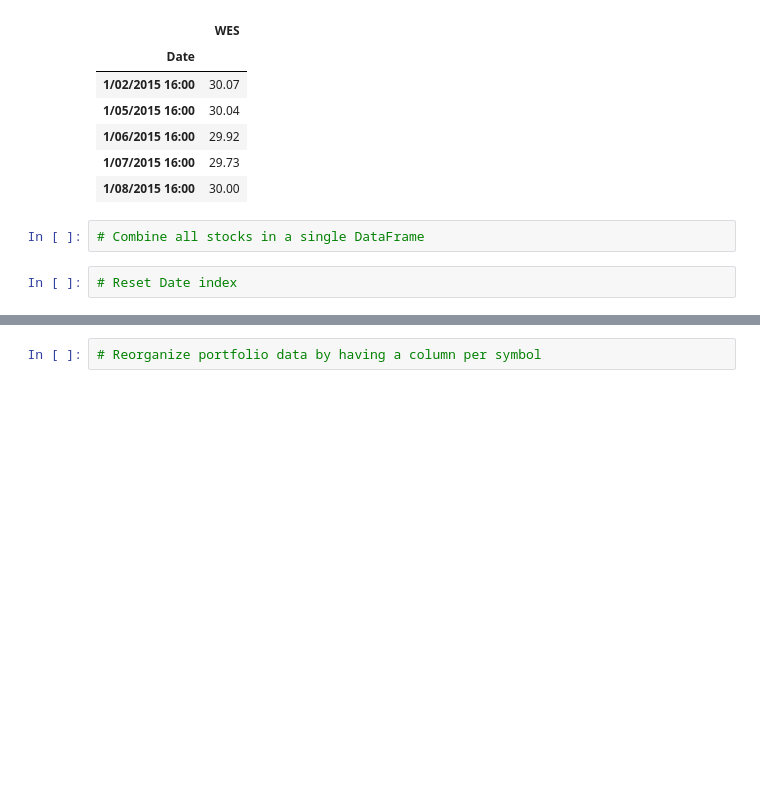
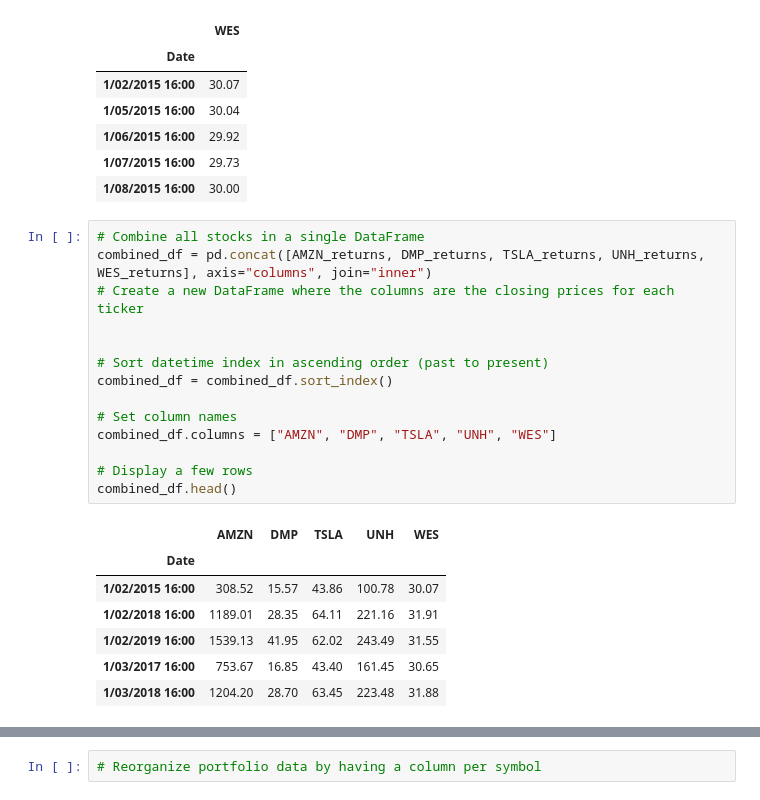
Before and after one commit to JimP315/Panthas, a Jupyter notebook: Starter_Code/whale_analysis.ipynb, the cells around one changed output, grey strips where cells are left out. Saved outputs shown, nothing was run; the diff lists cells and outputs as text; blank space fills up the shorter version.

```diff
--- a/Starter_Code/whale_analysis.ipynb
+++ b/Starter_Code/whale_analysis.ipynb
@@ -437,7 +455,25 @@ WES_returns.head()
 | 1/06/2015 16:00 | 29.92 |
 | 1/07/2015 16:00 | 29.73 |
 | 1/08/2015 16:00 | 30.00 |
-# %%
-# Combine all stocks in a single DataFrame
-# %%
-# Reset Date index
+# %%
+# Combine all stocks in a single DataFrame
+combined_df = pd.concat([AMZN_returns, DMP_returns, TSLA_returns, UNH_returns, WES_returns], axis="columns", join="inner")
+# Create a new DataFrame where the columns are the closing prices for each ticker
+
+
+# Sort datetime index in ascending order (past to present)
+combined_df = combined_df.sort_index()
+
+# Set column names
+combined_df.columns = ["AMZN", "DMP", "TSLA", "UNH", "WES"]
+
+# Display a few rows
+combined_df.head()
+# %% [output]
+|  | AMZN | DMP | TSLA | UNH | WES |
+| Date |  |  |  |  |  |
+| 1/02/2015 16:00 | 308.52 | 15.57 | 43.86 | 100.78 | 30.07 |
+| 1/02/2018 16:00 | 1189.01 | 28.35 | 64.11 | 221.16 | 31.91 |
+| 1/02/2019 16:00 | 1539.13 | 41.95 | 62.02 | 243.49 | 31.55 |
+| 1/03/2017 16:00 | 753.67 | 16.85 | 43.40 | 161.45 | 30.65 |
+| 1/03/2018 16:00 | 1204.20 | 28.70 | 63.45 | 223.48 | 31.88 |
```
Also changed, not shown: parts of 3 cells of this notebook.
